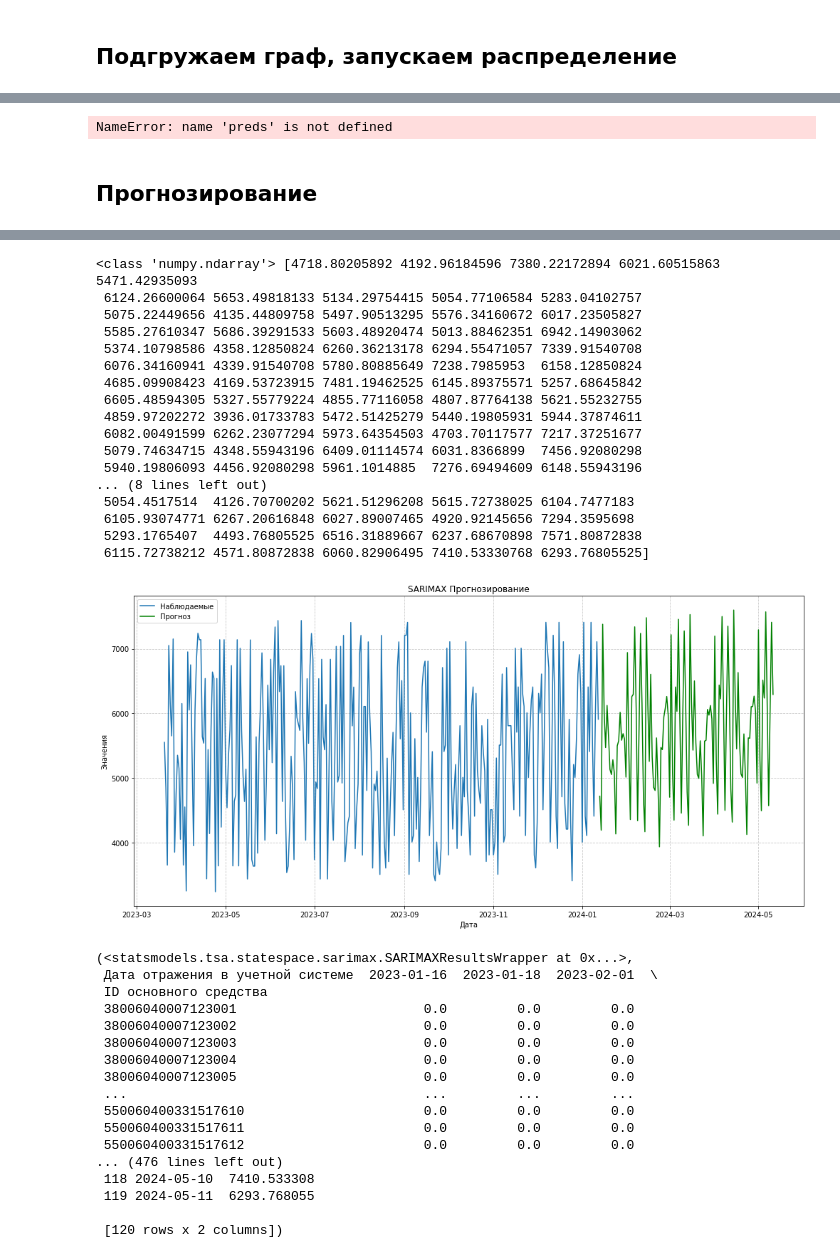
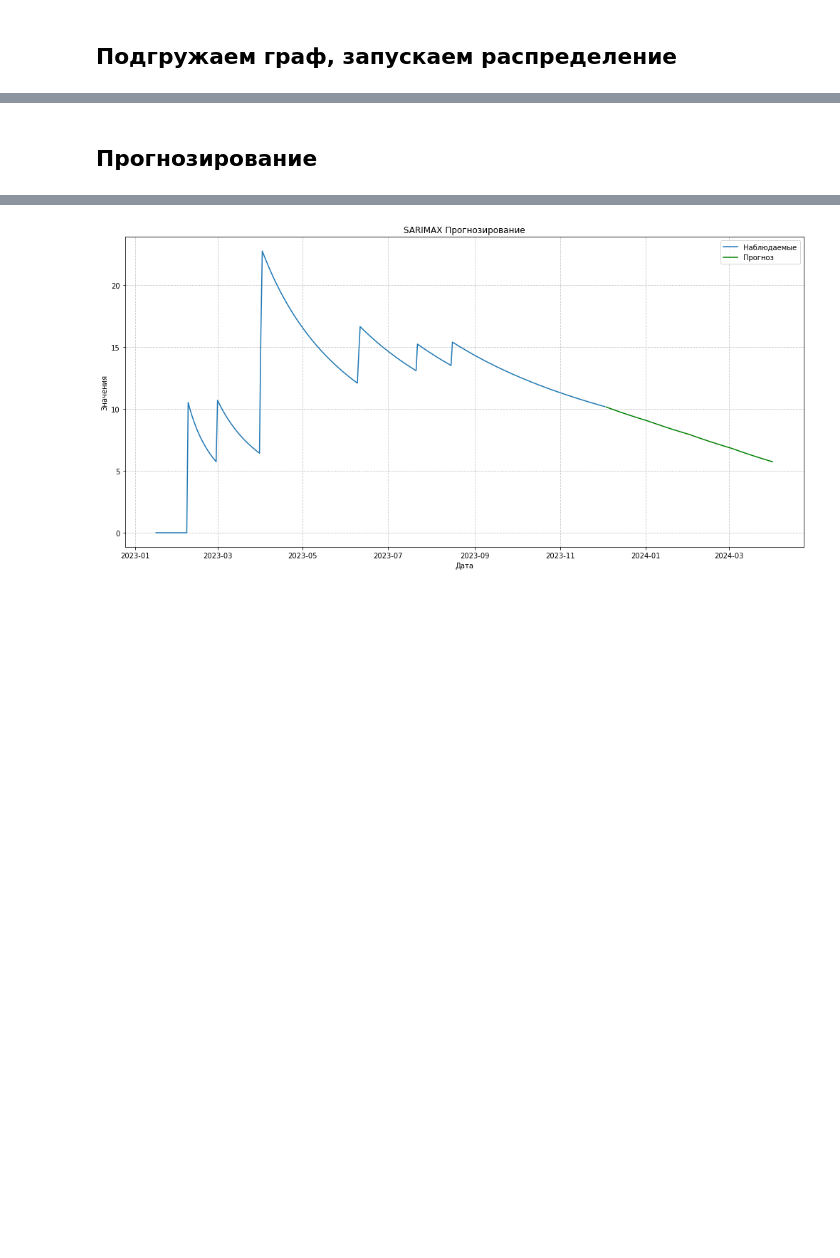
Before and after one commit to talkiiing-team/zakupai, a Jupyter notebook: services/api/ml/lib/pipeline_example.ipynb, the cells around one changed output, grey strips where cells are left out. Saved outputs shown, nothing was run; the diff lists cells and outputs as text; code cells hidden in the pictures; blank space fills up the shorter version.

Commit message:
change .ipynb example and forecasting.py fix

```diff
--- a/services/api/ml/lib/pipeline_example.ipynb
+++ b/services/api/ml/lib/pipeline_example.ipynb
@@ -104,6 +96,2 @@ preds.head(20)
-# %%
-preds[preds["Номер счета"] == 55006040032948470]
-# %% [output]
-NameError: name 'preds' is not defined
 # %% [markdown]
 ## Прогнозирование
@@ -112,3 +98,3 @@ preds.to_csv("preds_for_artem.csv")
 # %%
-make_predict_timeseries(preds, check_ID=55006040032948470, forecast_period=120)
+tmp = make_predict_timeseries(preds, check_ID=55006040032948470, forecast_period=120)
 # %% [output]
@@ -132,35 +101 @@ values 1:  [          nan           nan           nan           nan           na
-<class 'numpy.ndarray'> [4718.80205892 4192.96184596 7380.22172894 6021.60515863 5471.42935093
- 6124.26600064 5653.49818133 5134.29754415 5054.77106584 5283.04102757
- 5075.22449656 4135.44809758 5497.90513295 5576.34160672 6017.23505827
- 5585.27610347 5686.39291533 5603.48920474 5013.88462351 6942.14903062
- 5374.10798586 4358.12850824 6260.36213178 6294.55471057 7339.91540708
- 6076.34160941 4339.91540708 5780.80885649 7238.7985953  6158.12850824
- 4685.09908423 4169.53723915 7481.19462525 6145.89375571 5257.68645842
- 6605.48594305 5327.55779224 4855.77116058 4807.87764138 5621.55232755
- 4859.97202272 3936.01733783 5472.51425279 5440.19805931 5944.37874611
- 6082.00491599 6262.23077294 5973.64354503 4703.70117577 7217.37251677
- 5079.74634715 4348.55943196 6409.01114574 6031.8366899  7456.92080298
- 5940.19806093 4456.92080298 5961.1014885  7276.69494609 6148.55943196
-... (8 lines left out)
- 5054.4517514  4126.70700202 5621.51296208 5615.72738025 6104.7477183
- 6105.93074771 6267.20616848 6027.89007465 4920.92145656 7294.3595698
- 5293.1765407  4493.76805525 6516.31889667 6237.68670898 7571.80872838
- 6115.72738212 4571.80872838 6060.82906495 7410.53330768 6293.76805525]
-[figure, old version]
+[figure, new version]
-(<statsmodels.tsa.statespace.sarimax.SARIMAXResultsWrapper at 0x...>,
- Дата отражения в учетной системе  2023-01-16  2023-01-18  2023-02-01  \
- ID основного средства
- 38006040007123001                        0.0         0.0         0.0
- 38006040007123002                        0.0         0.0         0.0
- 38006040007123003                        0.0         0.0         0.0
- 38006040007123004                        0.0         0.0         0.0
- 38006040007123005                        0.0         0.0         0.0
- ...                                      ...         ...         ...
- 550060400331517610                       0.0         0.0         0.0
- 550060400331517611                       0.0         0.0         0.0
- 550060400331517612                       0.0         0.0         0.0
-... (476 lines left out)
- 118 2024-05-10  7410.533308
- 119 2024-05-11  6293.768055
-
- [120 rows x 2 columns])
```
Also changed, not shown: parts of 5 cells of this notebook, 1 other file.
